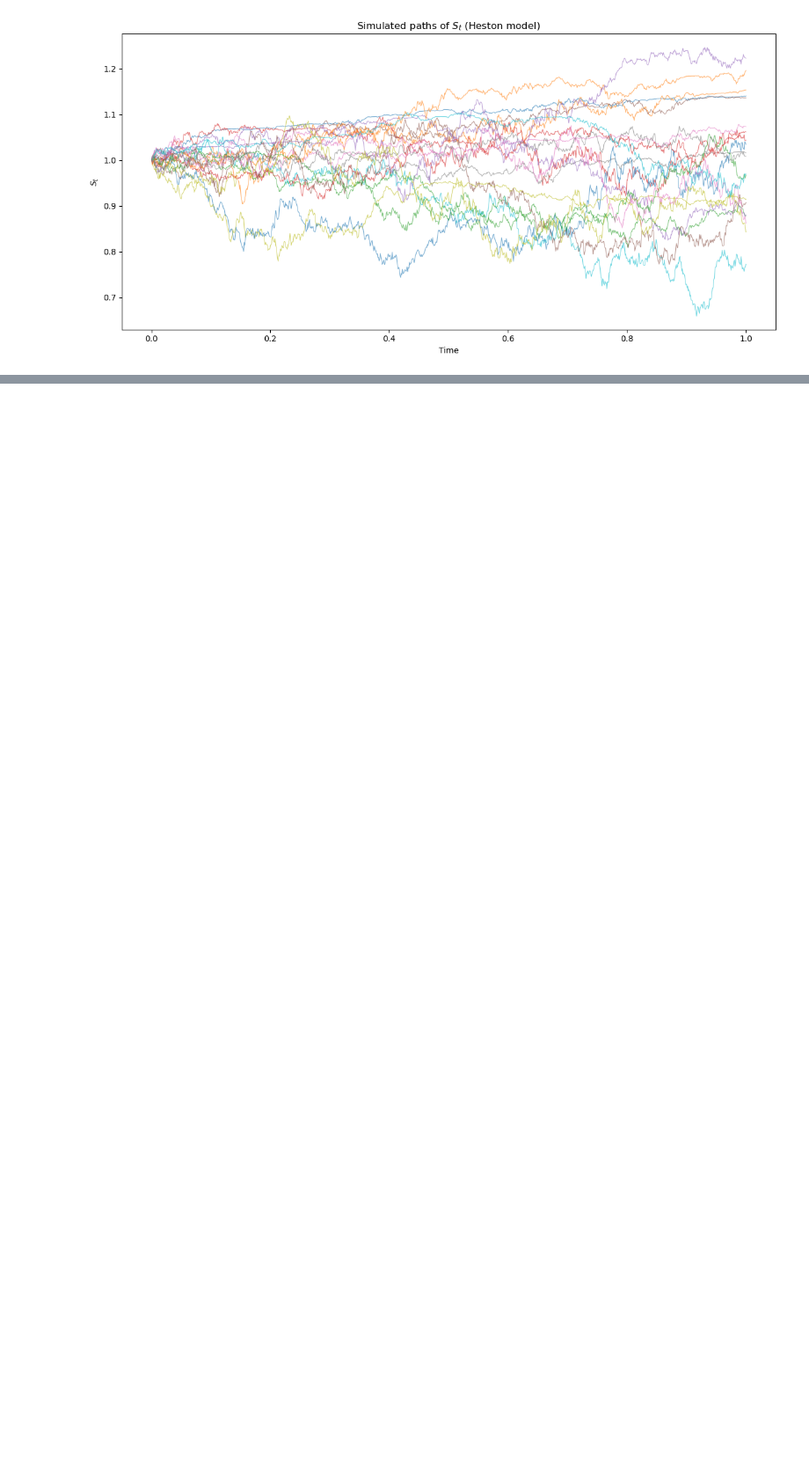
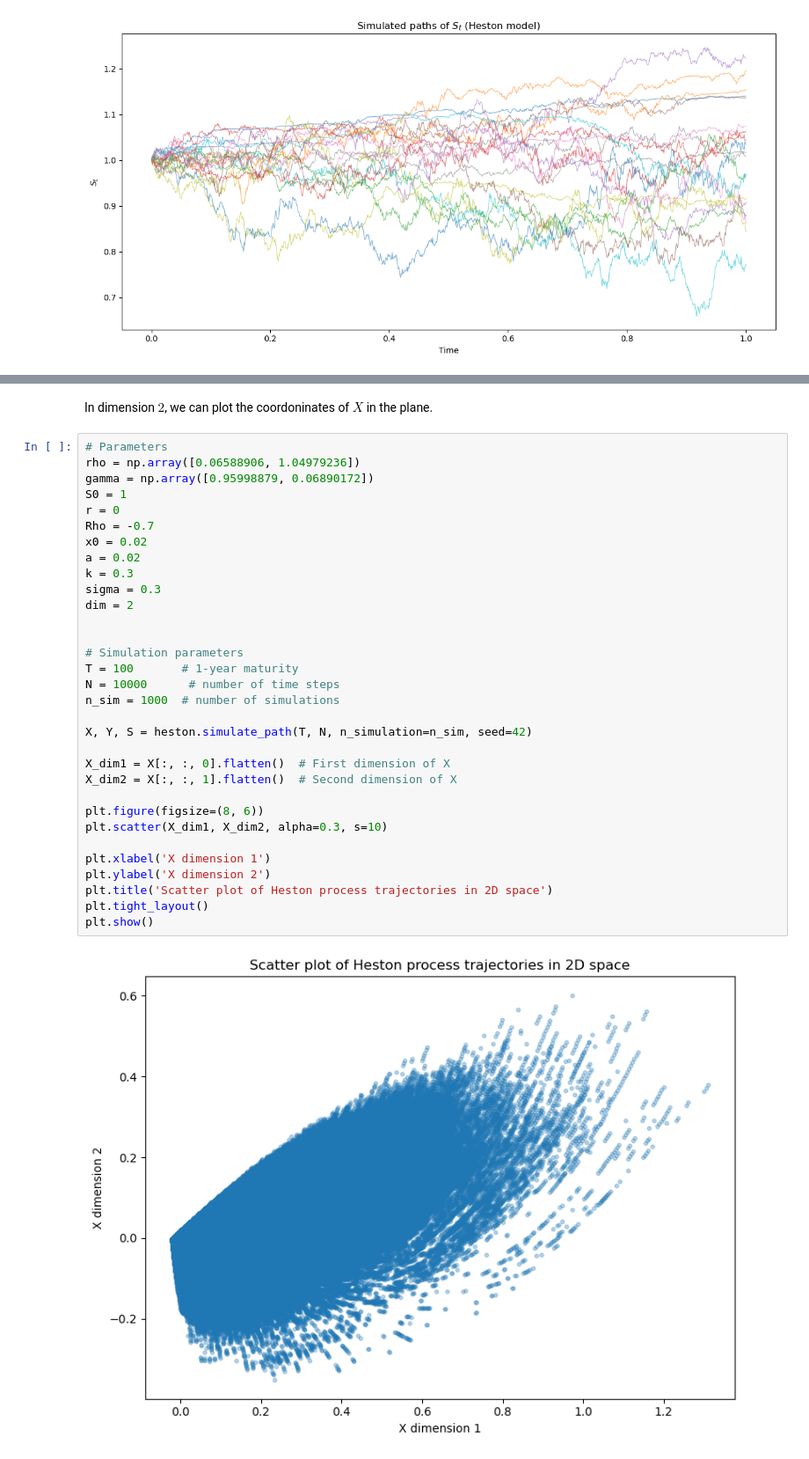
Before and after one commit to maxence2508/stage-cermics, a Jupyter notebook: second-order-schemes-for-multifactor-cir-and-heston-models.ipynb, the cells around one changed output, grey strips where cells are left out. Shown at 88% size. Drawn from its saved outputs; the diff is of its cells as text; blank space fills up the shorter version.

Commit message:
graphe multifacteur heston

```diff
--- a/second-order-schemes-for-multifactor-cir-and-heston-models.ipynb
+++ b/second-order-schemes-for-multifactor-cir-and-heston-models.ipynb
@@ -1237,0 +1238,36 @@ plot_with_CI(dt_values, means_weighted_call, stds_weighted_call,
+# %% [markdown]
+In dimension $2$, we can plot the coordoninates of $X$ in the plane.
+# %%
+# Parameters
+rho = np.array([0.06588906, 1.04979236])
+gamma = np.array([0.95998879, 0.06890172])
+S0 = 1
+r = 0
+Rho = -0.7
+x0 = 0.02
+a = 0.02
+k = 0.3
+sigma = 0.3
+dim = 2
+
+
+# Simulation parameters
+T = 100       # 1-year maturity
+N = 10000      # number of time steps
+n_sim = 1000  # number of simulations
+
+X, Y, S = heston.simulate_path(T, N, n_simulation=n_sim, seed=42)
+
+X_dim1 = X[:, :, 0].flatten()  # First dimension of X
+X_dim2 = X[:, :, 1].flatten()  # Second dimension of X
+
+plt.figure(figsize=(8, 6))
+plt.scatter(X_dim1, X_dim2, alpha=0.3, s=10)
+
+plt.xlabel('X dimension 1')
+plt.ylabel('X dimension 2')
+plt.title('Scatter plot of Heston process trajectories in 2D space')
+plt.tight_layout()
+plt.show()
+# %% [output]
+[figure, added]
```
Also changed, not shown: parts of 2 cells of this notebook.
